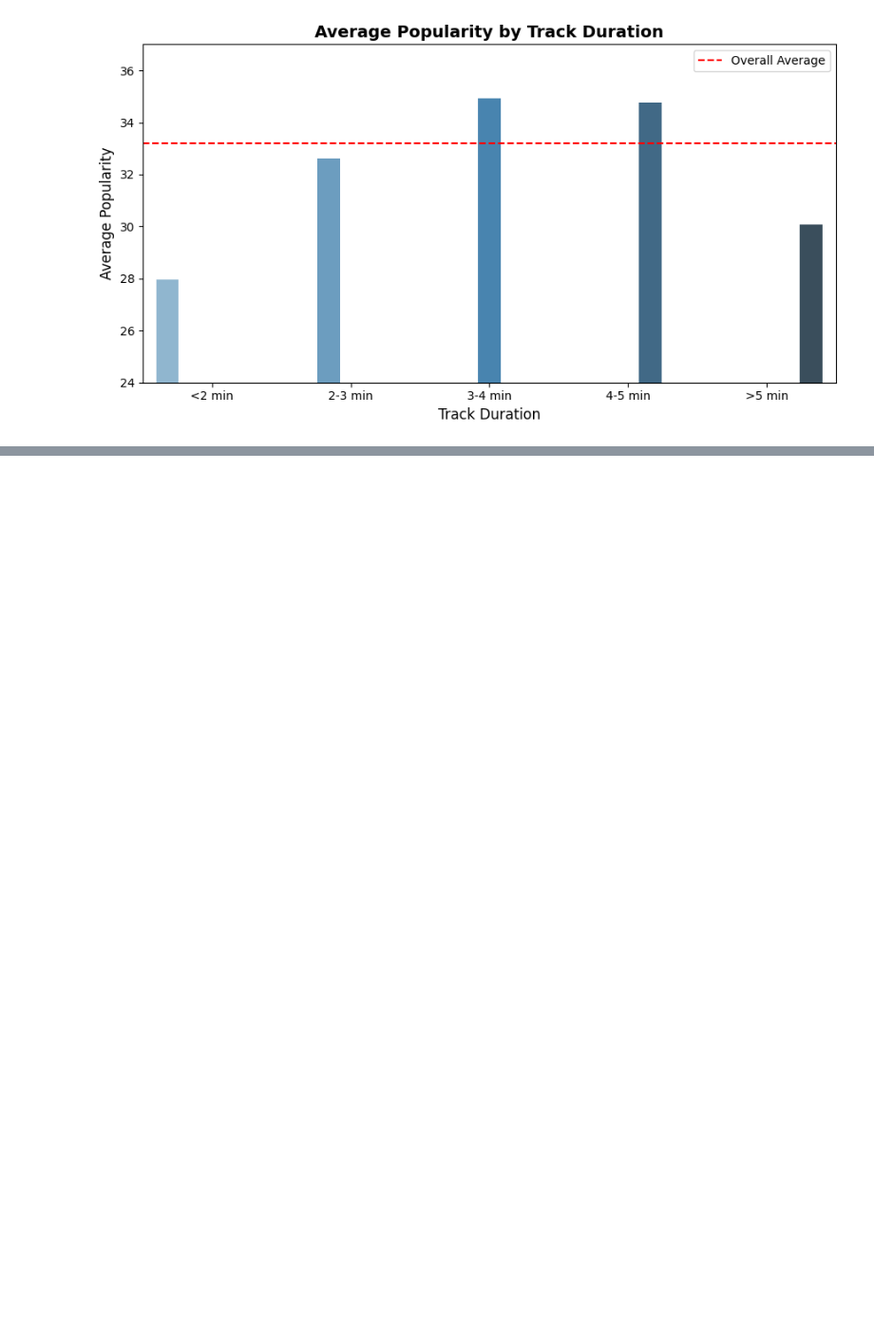
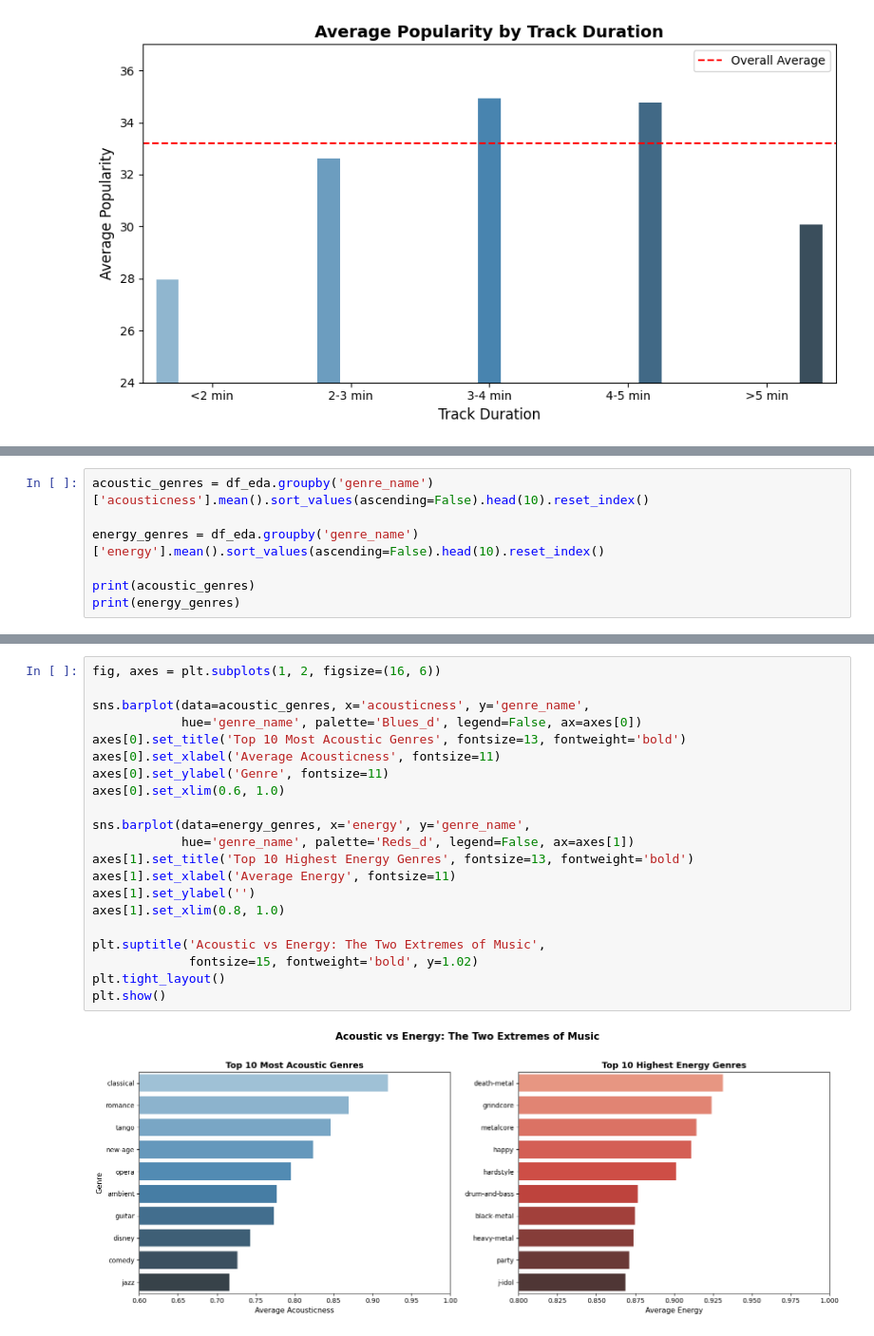
Before and after one commit to reesekat/Spotify_analytics, a Jupyter notebook: notebooks/spotify_eda.ipynb, the cells around one changed output, grey strips where cells are left out. Shown at 95% size. Saved outputs shown, nothing was run; the diff lists cells and outputs as text; blank space fills up the shorter version.

```diff
--- a/notebooks/spotify_eda.ipynb
+++ b/notebooks/spotify_eda.ipynb
@@ -501,0 +504,7 @@ plt.show()
+# %%
+acoustic_genres = df_eda.groupby('genre_name')['acousticness'].mean().sort_values(ascending=False).head(10).reset_index()
+
+energy_genres = df_eda.groupby('genre_name')['energy'].mean().sort_values(ascending=False).head(10).reset_index()
+
+print(acoustic_genres)
+print(energy_genres)
@@ -501,0 +529,23 @@ plt.show()
+# %%
+fig, axes = plt.subplots(1, 2, figsize=(16, 6))
+
+sns.barplot(data=acoustic_genres, x='acousticness', y='genre_name',
+            hue='genre_name', palette='Blues_d', legend=False, ax=axes[0])
+axes[0].set_title('Top 10 Most Acoustic Genres', fontsize=13, fontweight='bold')
+axes[0].set_xlabel('Average Acousticness', fontsize=11)
+axes[0].set_ylabel('Genre', fontsize=11)
+axes[0].set_xlim(0.6, 1.0)
+
+sns.barplot(data=energy_genres, x='energy', y='genre_name',
+            hue='genre_name', palette='Reds_d', legend=False, ax=axes[1])
+axes[1].set_title('Top 10 Highest Energy Genres', fontsize=13, fontweight='bold')
+axes[1].set_xlabel('Average Energy', fontsize=11)
+axes[1].set_ylabel('')
+axes[1].set_xlim(0.8, 1.0)
+
+plt.suptitle('Acoustic vs Energy: The Two Extremes of Music',
+             fontsize=15, fontweight='bold', y=1.02)
+plt.tight_layout()
+plt.show()
+# %% [output]
+[figure, added]
```
Also changed, not shown: parts of 3 cells of this notebook.
